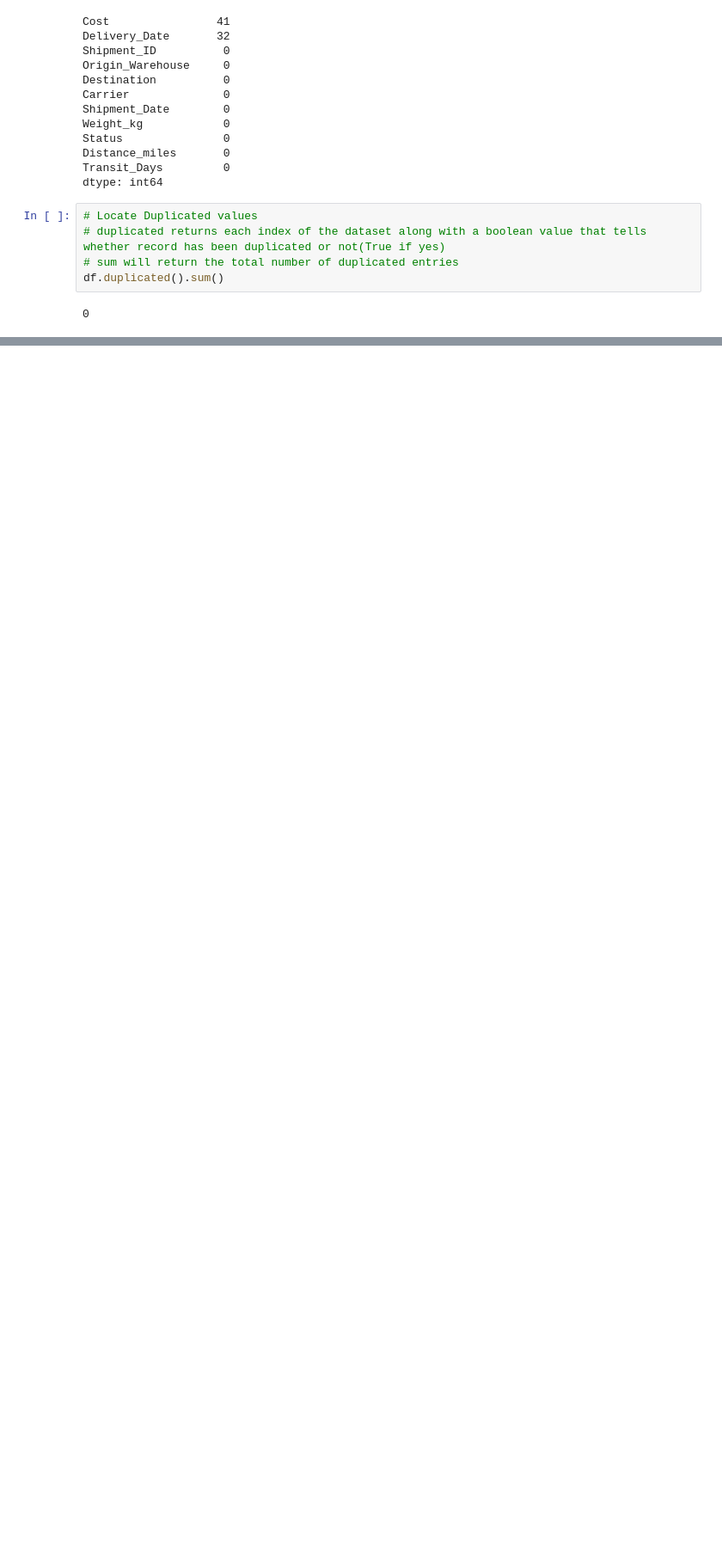
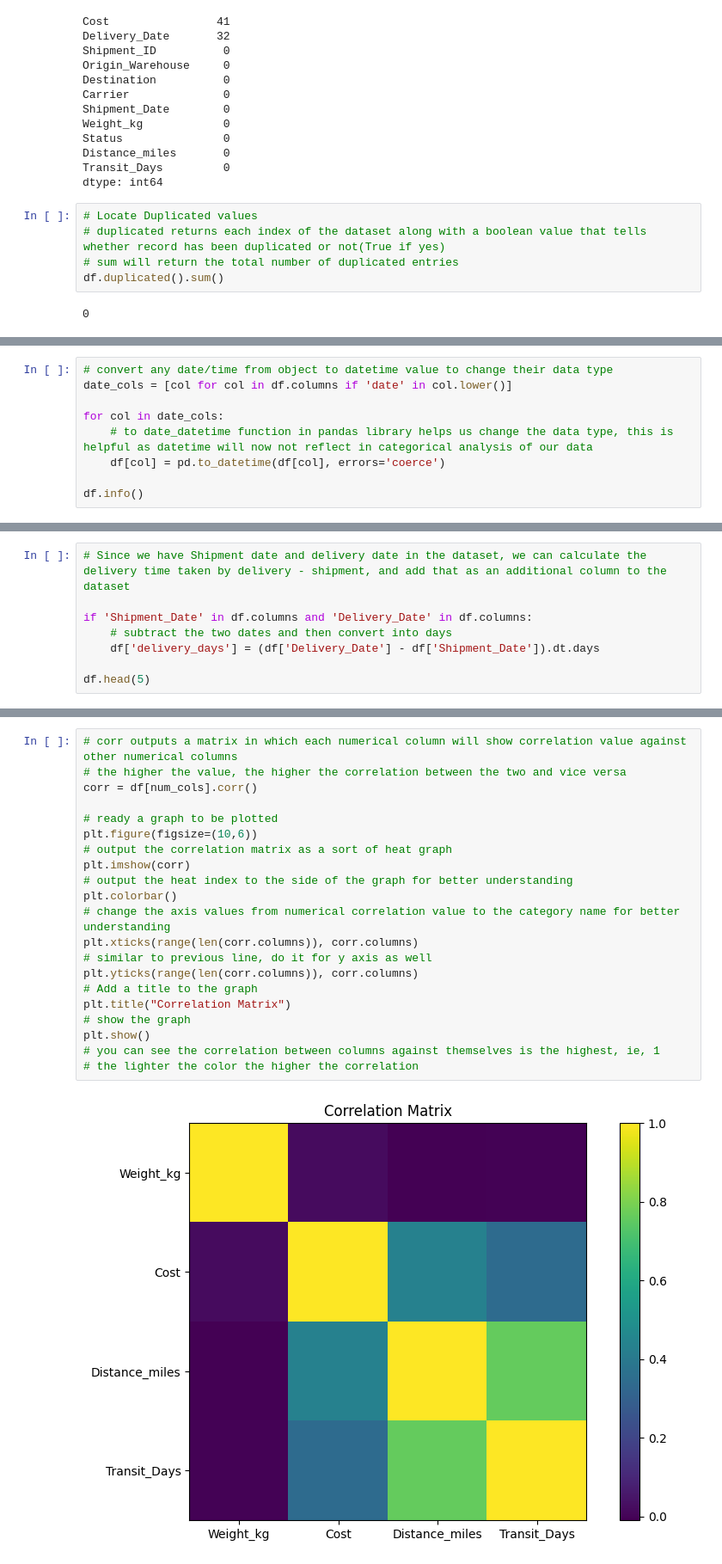
Before and after one commit to NeonHalo17/Logistics-Data-Science-Fundamentals, a Jupyter notebook: test.ipynb, the cells around one changed output, grey strips where cells are left out. Shown at 86% size. Cells and saved outputs as stored; diff of their text form; blank space fills up the shorter version.

```diff
--- a/test.ipynb
+++ b/test.ipynb
@@ -111,0 +126,9 @@ Index(['Weight_kg', 'Cost', 'Distance_miles', 'Transit_Days'], dtype='object')
+# %%
+# convert any date/time from object to datetime value to change their data type
+date_cols = [col for col in df.columns if 'date' in col.lower()]
+
+for col in date_cols:
+    # to date_datetime function in pandas library helps us change the data type, this is helpful as datetime will now not reflect in categorical analysis of our data
+    df[col] = pd.to_datetime(df[col], errors='coerce')
+
+df.info()
@@ -111,0 +180,8 @@ Index(['Weight_kg', 'Cost', 'Distance_miles', 'Transit_Days'], dtype='object')
+# %%
+# Since we have Shipment date and delivery date in the dataset, we can calculate the delivery time taken by delivery - shipment, and add that as an additional column to the dataset
+
+if 'Shipment_Date' in df.columns and 'Delivery_Date' in df.columns:
+    # subtract the two dates and then convert into days
+    df['delivery_days'] = (df['Delivery_Date'] - df['Shipment_Date']).dt.days
+
+df.head(5)
@@ -111,0 +198,23 @@ Index(['Weight_kg', 'Cost', 'Distance_miles', 'Transit_Days'], dtype='object')
+# %%
+# corr outputs a matrix in which each numerical column will show correlation value against other numerical columns
+# the higher the value, the higher the correlation between the two and vice versa
+corr = df[num_cols].corr()
+
+# ready a graph to be plotted
+plt.figure(figsize=(10,6))
+# output the correlation matrix as a sort of heat graph
+plt.imshow(corr)
+# output the heat index to the side of the graph for better understanding
+plt.colorbar()
+# change the axis values from numerical correlation value to the category name for better understanding
+plt.xticks(range(len(corr.columns)), corr.columns)
+# similar to previous line, do it for y axis as well
+plt.yticks(range(len(corr.columns)), corr.columns)
+# Add a title to the graph
+plt.title("Correlation Matrix")
+# show the graph
+plt.show()
+# you can see the correlation between columns against themselves is the highest, ie, 1
+# the lighter the color the higher the correlation
+# %% [output]
+[figure, added]
```
Also changed, not shown: parts of 22 cells of this notebook.
